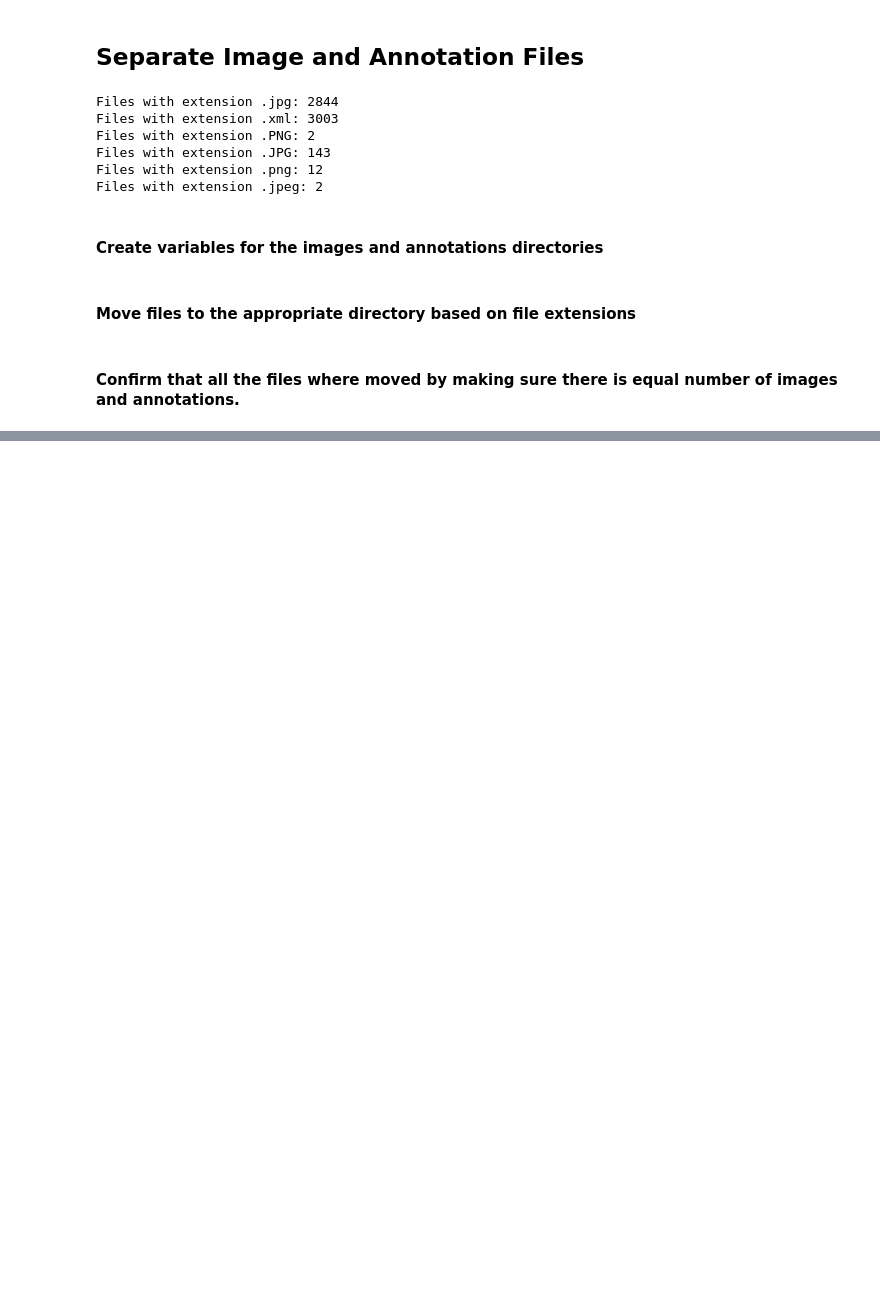
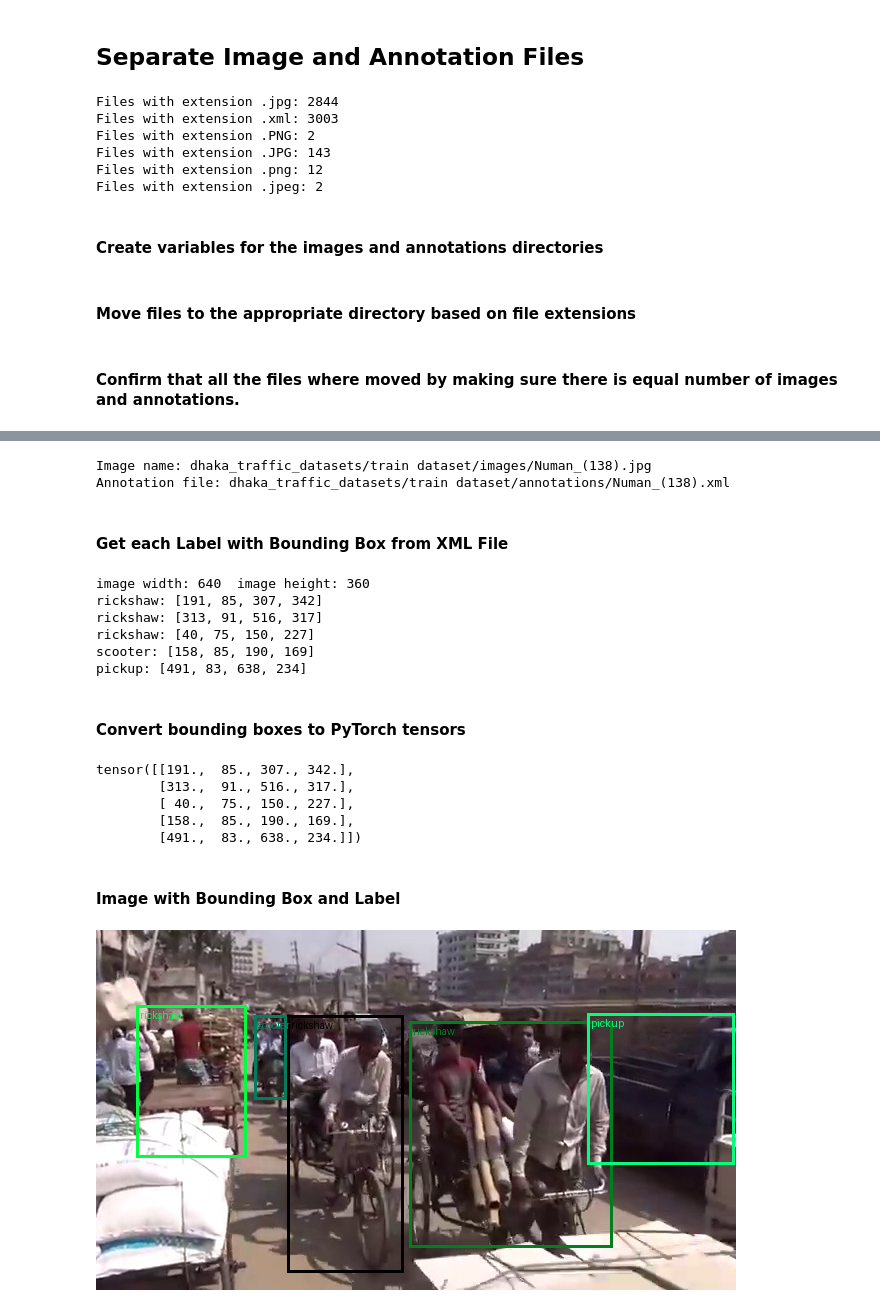
Before and after one commit to h-razu/traffic_object_detection_bangladesh, a Jupyter notebook: Traffic_Monitoring_Bangladesh.ipynb, the cells around one changed output, grey strips where cells are left out. Cells and saved outputs as stored; diff of their text form; code cells hidden in the pictures; blank space fills up the shorter version.

Commit message:
Display a train image with a bounding box by reading from the annotation file.

```diff
--- a/Traffic_Monitoring_Bangladesh.ipynb
+++ b/Traffic_Monitoring_Bangladesh.ipynb
@@ -222,0 +230,64 @@ assert len(images_files) == len(annotations_files)
+# %%
+random_image = random.choice([img for img in images_dir.glob("*")])
+print(f'Image name: {random_image}')
+
+img_name = Path(random_image.name)
+annotation_file = annotations_dir / f"{img_name.stem}.xml"
+print(f'Annotation file: {annotation_file}')
+# %% [output]
+Image name: dhaka_traffic_datasets/train dataset/images/Numan_(138).jpg
+Annotation file: dhaka_traffic_datasets/train dataset/annotations/Numan_(138).xml
+# %% [markdown]
+#### Get each Label with Bounding Box from XML File
+# %%
+bounding_boxes = []
+labels = []
+
+tree = ET.parse(annotation_file)
+root = tree.getroot()
+width = int(root.find("size").find("width").text)
+height = int(root.find("size").find("height").text)
+print(f"image width: {width}  image height: {height}")
+for obj in root.findall("object"):
+    label = obj.find("name").text
+    labels.append(label)
+    bndbox = obj.find("bndbox")
+    xmin = int(bndbox.find("xmin").text)
+    ymin = int(bndbox.find("ymin").text)
+    xmax = int(bndbox.find("xmax").text)
+    ymax = int(bndbox.find("ymax").text)
+    bounding_boxes.append([xmin, ymin, xmax, ymax])
+
+for label, bounding_box in zip(labels, bounding_boxes):
+    print(f"{label}: {bounding_box}")
+# %% [output]
+image width: 640  image height: 360
+rickshaw: [191, 85, 307, 342]
+rickshaw: [313, 91, 516, 317]
+rickshaw: [40, 75, 150, 227]
+scooter: [158, 85, 190, 169]
+pickup: [491, 83, 638, 234]
+# %% [markdown]
+#### Convert bounding boxes to PyTorch tensors
+# %%
+bboxes_tensor = torch.tensor(bounding_boxes, dtype=torch.float)
+print(bboxes_tensor)
+# %% [output]
+tensor([[191.,  85., 307., 342.],
+        [313.,  91., 516., 317.],
+        [ 40.,  75., 150., 227.],
+        [158.,  85., 190., 169.],
+        [491.,  83., 638., 234.]])
+# %% [markdown]
+#### Image with Bounding Box and Label
+# %%
+image = draw_bounding_boxes(
+    image=read_image(str(random_image)),
+    boxes=bboxes_tensor,
+    labels=labels,
+    width=3,
+    fill=False,
+)
+to_pil_image(image)
+# %% [output]
+[figure, added]
```
Also changed, not shown: parts of 6 cells of this notebook.
